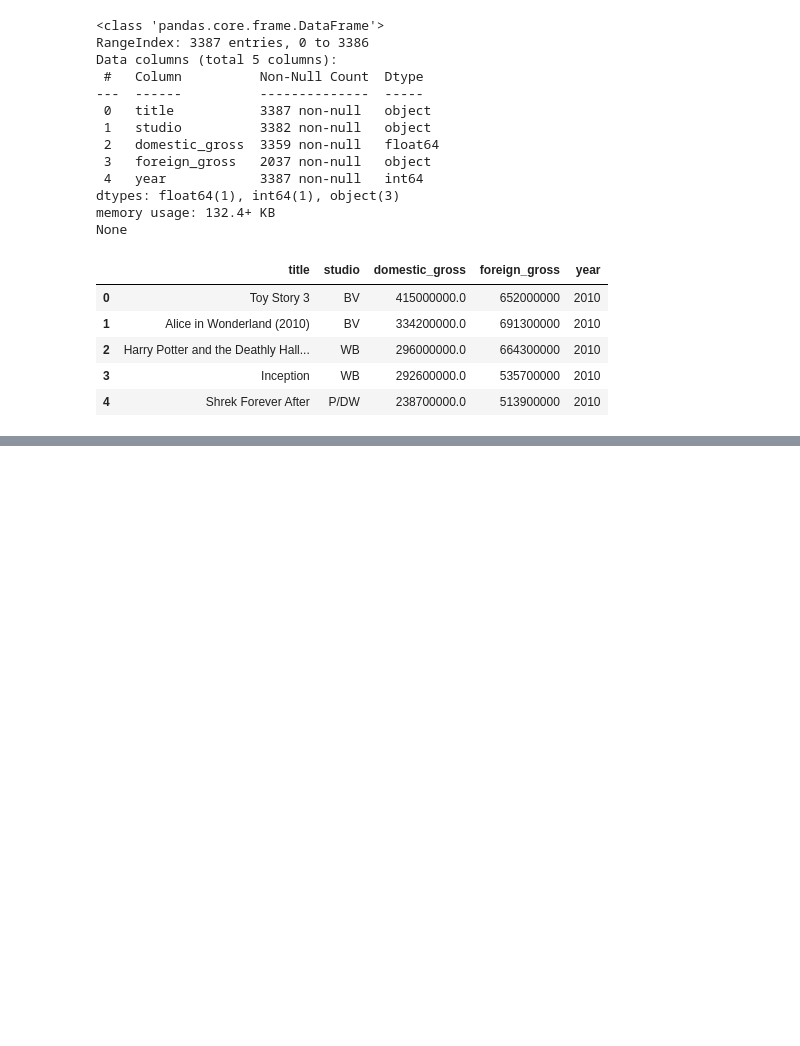
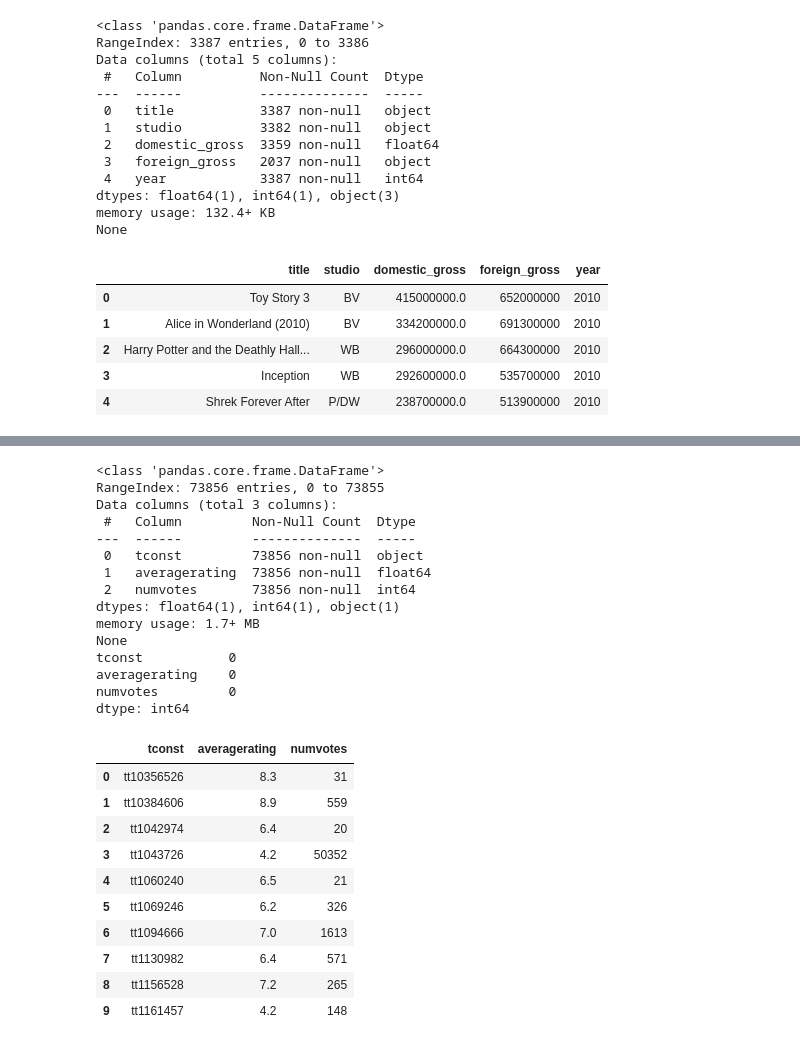
Before and after one commit to ramilchai/dsc-phase-1-project, a Jupyter notebook: student.ipynb, the cells around one changed output, grey strips where cells are left out. Saved outputs shown, nothing was run; the diff lists cells and outputs as text; code cells hidden in the pictures; blank space fills up the shorter version.

```diff
--- a/student.ipynb
+++ b/student.ipynb
@@ -358,0 +399,31 @@ None
+# %%
+print(rating.info())
+print(rating.isna().sum())
+rating.head(10)
+# %% [output]
+<class 'pandas.core.frame.DataFrame'>
+RangeIndex: 73856 entries, 0 to 73855
+Data columns (total 3 columns):
+ #   Column         Non-Null Count  Dtype
+---  ------         --------------  -----
+ 0   tconst         73856 non-null  object
+ 1   averagerating  73856 non-null  float64
+ 2   numvotes       73856 non-null  int64
+dtypes: float64(1), int64(1), object(1)
+memory usage: 1.7+ MB
+None
+tconst           0
+averagerating    0
+numvotes         0
+dtype: int64
+|  | tconst | averagerating | numvotes |
+| 0 | tt10356526 | 8.3 | 31 |
+| 1 | tt10384606 | 8.9 | 559 |
+| 2 | tt1042974 | 6.4 | 20 |
+| 3 | tt1043726 | 4.2 | 50352 |
+| 4 | tt1060240 | 6.5 | 21 |
+| 5 | tt1069246 | 6.2 | 326 |
+| 6 | tt1094666 | 7.0 | 1613 |
+| 7 | tt1130982 | 6.4 | 571 |
+| 8 | tt1156528 | 7.2 | 265 |
+| 9 | tt1161457 | 4.2 | 148 |
```
Also changed, not shown: parts of 7 cells of this notebook.
